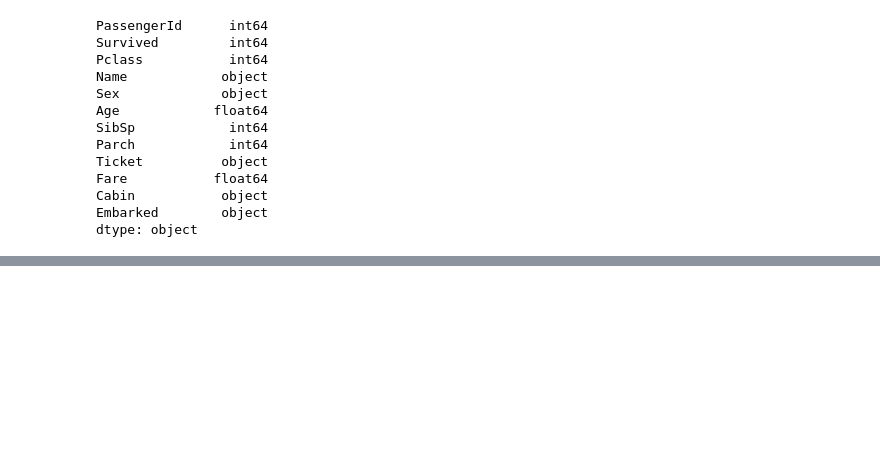
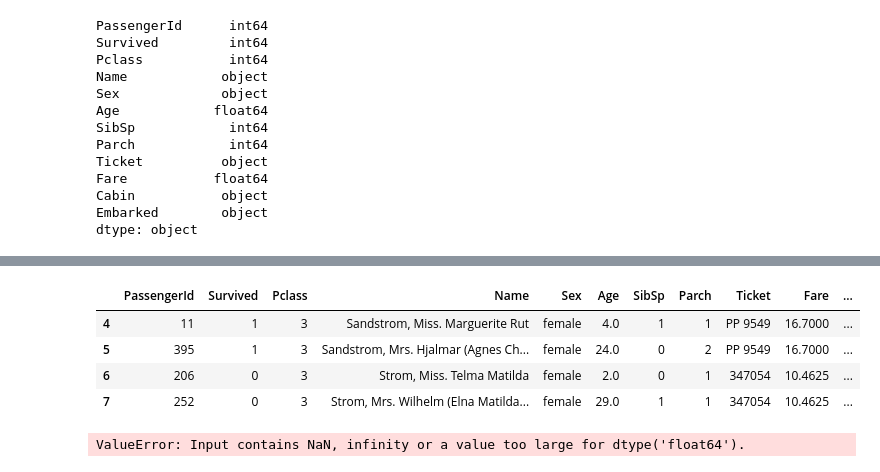
Before and after one commit to shaggycamel/kaggle, a Jupyter notebook: Titanic/play.ipynb, the cells around one changed output, grey strips where cells are left out. Saved outputs shown, nothing was run; the diff lists cells and outputs as text; code cells hidden in the pictures; blank space fills up the shorter version.

```diff
--- a/Titanic/play.ipynb
+++ b/Titanic/play.ipynb
@@ -61,0 +160,8 @@ for col in df.columns:
+# %%
+df[df["Cabin"] == 'G6']
+# %% [output]
+|  | PassengerId | Survived | Pclass | Name | Sex | Age | SibSp | Parch | Ticket | Fare | ... |
+| 4 | 11 | 1 | 3 | Sandstrom, Miss. Marguerite Rut | female | 4.0 | 1 | 1 | PP 9549 | 16.7000 | ... |
+| 5 | 395 | 1 | 3 | Sandstrom, Mrs. Hjalmar (Agnes Ch... | female | 24.0 | 0 | 2 | PP 9549 | 16.7000 | ... |
+| 6 | 206 | 0 | 3 | Strom, Miss. Telma Matilda | female | 2.0 | 0 | 1 | 347054 | 10.4625 | ... |
+| 7 | 252 | 0 | 3 | Strom, Mrs. Wilhelm (Elna Matilda... | female | 29.0 | 1 | 1 | 347054 | 10.4625 | ... |
@@ -61,0 +174,8 @@ for col in df.columns:
+# %%
+log_reg = LogisticRegression().fit(
+    df_m[['Pclass', 'Sex', 'Age', 'SibSp', 'Parch', 'Fare', 'Embarked']]
+    , df_m['Survived']
+)
+#  Age contains NaN...How do I process Nan through regression model?
+# %% [output]
+ValueError: Input contains NaN, infinity or a value too large for dtype('float64').
```
Also changed, not shown: parts of 7 cells of this notebook.
